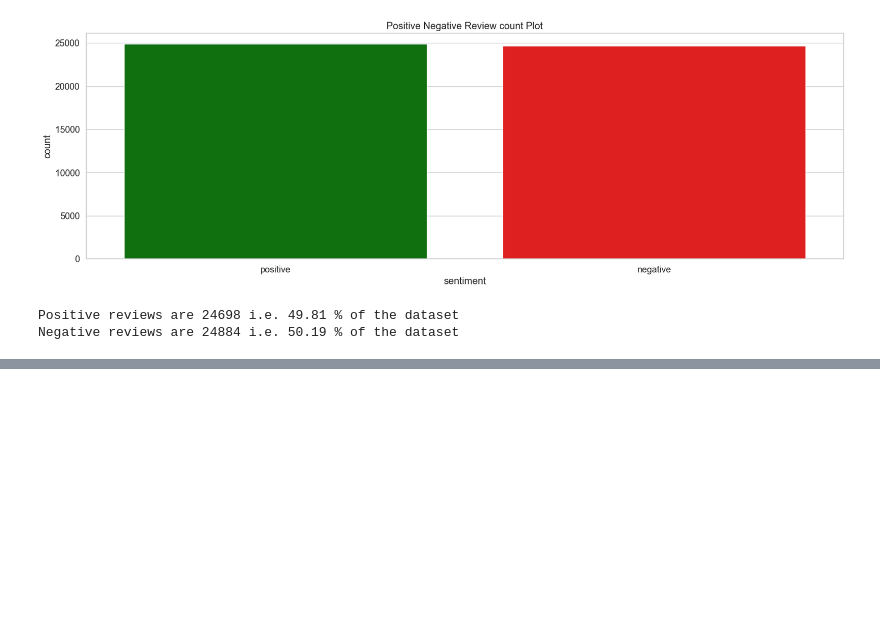
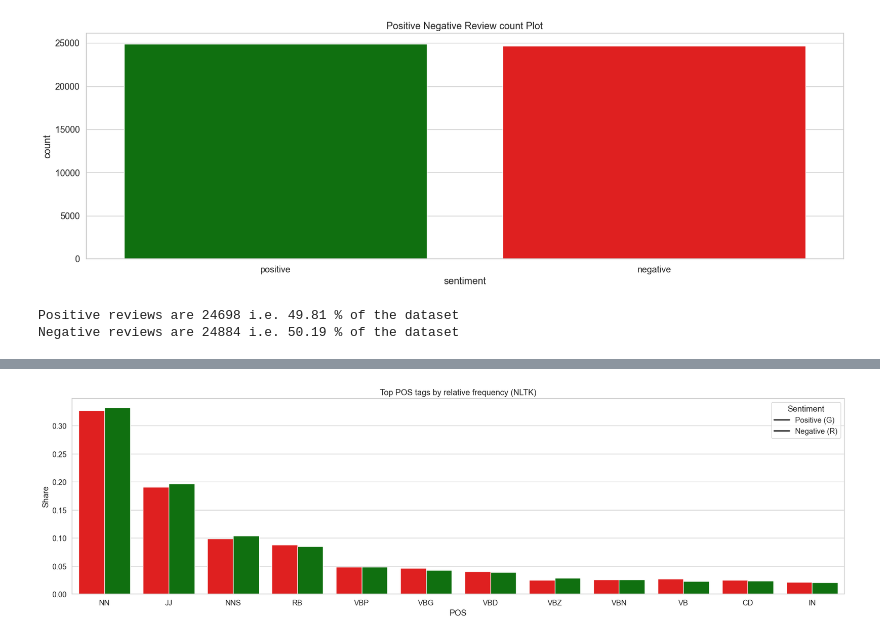
Before and after one commit to Sifat-Ahmed/imdb-movie-classification, a Jupyter notebook: notebooks/Step_1.eda_preprocessing.ipynb, the cells around one changed output, grey strips where cells are left out. Saved outputs shown, nothing was run; the diff lists cells and outputs as text; code cells hidden in the pictures; blank space fills up the shorter version.

```diff
--- a/notebooks/Step_1.eda_preprocessing.ipynb
+++ b/notebooks/Step_1.eda_preprocessing.ipynb
@@ -266,0 +267,34 @@ plt.show()
+# %%
+from preprocessor.pos_tag import compute_pos_stats
+
+texts = data["review"].tolist()
+labels = data["sentiment"].tolist()
+
+pos_df = compute_pos_stats(texts, labels)
+# %%
+top_k = 12
+order = (
+    pos_df.groupby("pos")["count"]
+    .sum()
+    .sort_values(ascending=False)
+    .head(top_k)
+    .index.tolist()
+)
+
+#plt.figure(figsize=(12, 6))
+sns.barplot(
+    data=pos_df[pos_df["pos"].isin(order)],
+    x="pos",
+    y="pct",
+    hue="sentiment",
+    order=order,
+    palette={1: "green", 0: "red"},
+)
+plt.title("Top POS tags by relative frequency (NLTK)")
+plt.xlabel("POS")
+plt.ylabel("Share")
+plt.legend(title="Sentiment", labels=["Positive (G)", "Negative (R)"])
+plt.tight_layout()
+plt.show()
+# %% [output]
+[figure, added]
```
Also changed, not shown: parts of 7 cells of this notebook, 6 other files.
